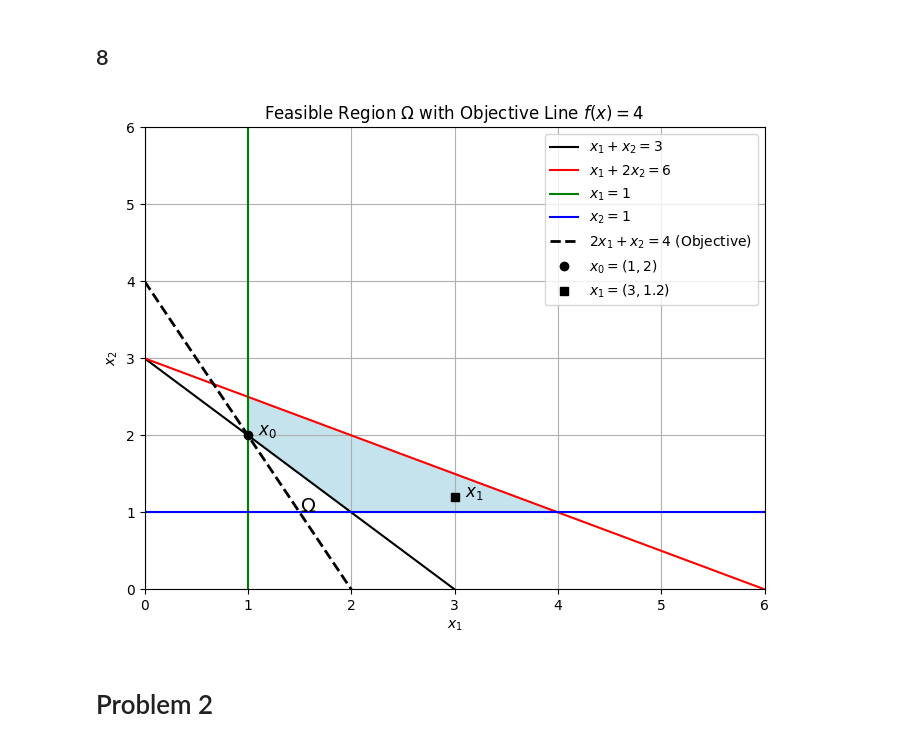
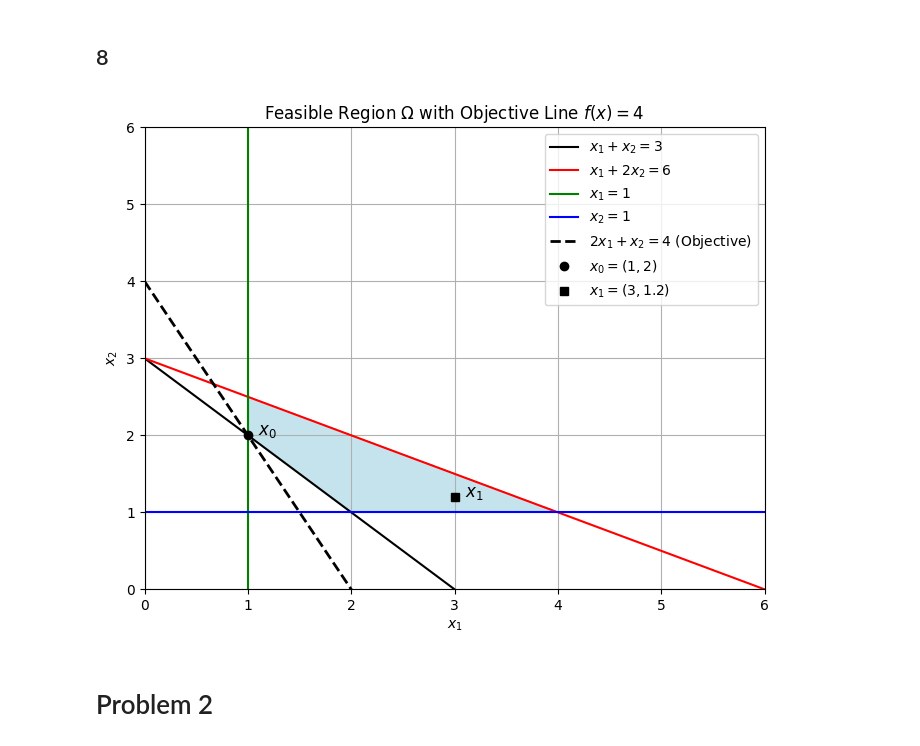
Before and after one commit to lambione/OPTIMIZATION-METHODS, a Jupyter notebook: ASS6/assignment6.ipynb, the cells around one changed output. Cells and saved outputs as stored; diff of their text form; code cells hidden in the pictures.

```diff
--- a/ASS6/assignment6.ipynb
+++ b/ASS6/assignment6.ipynb
@@ -205,35 +199,34 @@ feasible_c1 = (x1_grid + x2_grid) >= 3
 feasible_c2 = (x1_grid + 2 * x2_grid) <= 6
 feasible_c3 = x1_grid >= 1
 feasible_c4 = x2_grid >= 1
 feasible_region = feasible_c1 & feasible_c2 & feasible_c3 & feasible_c4
 
 plt.figure(figsize=(8, 6))
 
 plt.contourf(x1_grid, x2_grid, feasible_region, levels=[0.5, 1], colors=["lightblue"], alpha=0.7)
 
 plt.plot(x1_vals, c1, label=r'$x_1 + x_2 = 3$', color='black')
 plt.plot(x1_vals, c2, label=r'$x_1 + 2x_2 = 6$', color='red')
 plt.axvline(1, label=r'$x_1 = 1$', color='green')
 plt.axhline(1, label=r'$x_2 = 1$', color='blue')
 
 plt.plot(x1_vals, obj_line, '--', color='black', linewidth=2, label=r'$2x_1 + x_2 = 4$ (Objective)')
 plt.plot(*x0, 'ko', label=r'$x_0 = (1, 2)$')
 plt.plot(*x1, 'ks', label=r'$x_1 = (3, 1.2)$')
 plt.text(x0[0] + 0.1, x0[1], '$x_0$', fontsize=12)
 plt.text(x1[0] + 0.1, x1[1], '$x_1$', fontsize=12)
-plt.text(1.5, 1, r'$\Omega$', fontsize=14)
 
 plt.xlim(0, 6)
 plt.ylim(0, 6)
 plt.xlabel('$x_1$')
 plt.ylabel('$x_2$')
 plt.title('Feasible Region Ω with Objective Line $f(x) = 4$')
 plt.legend()
 plt.grid(True)
 
 plt.show()
 # %% [output]
-[figure, old version]
+[figure, new version]
 # %% [markdown]
 # Problem 2
 # %% [markdown]
```
Also changed, not shown: parts of 4 cells of this notebook.
